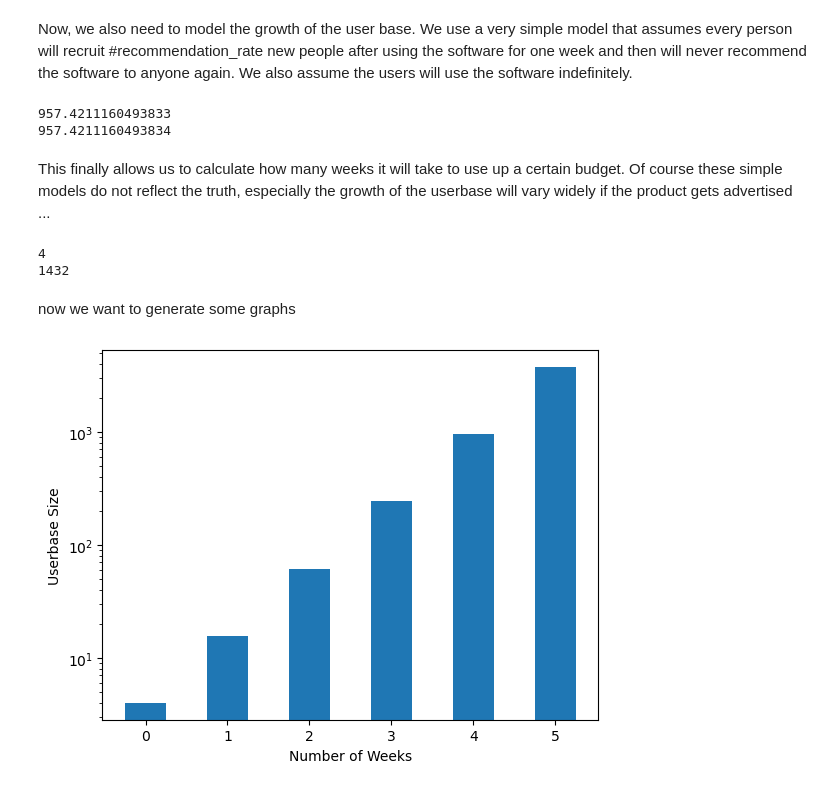
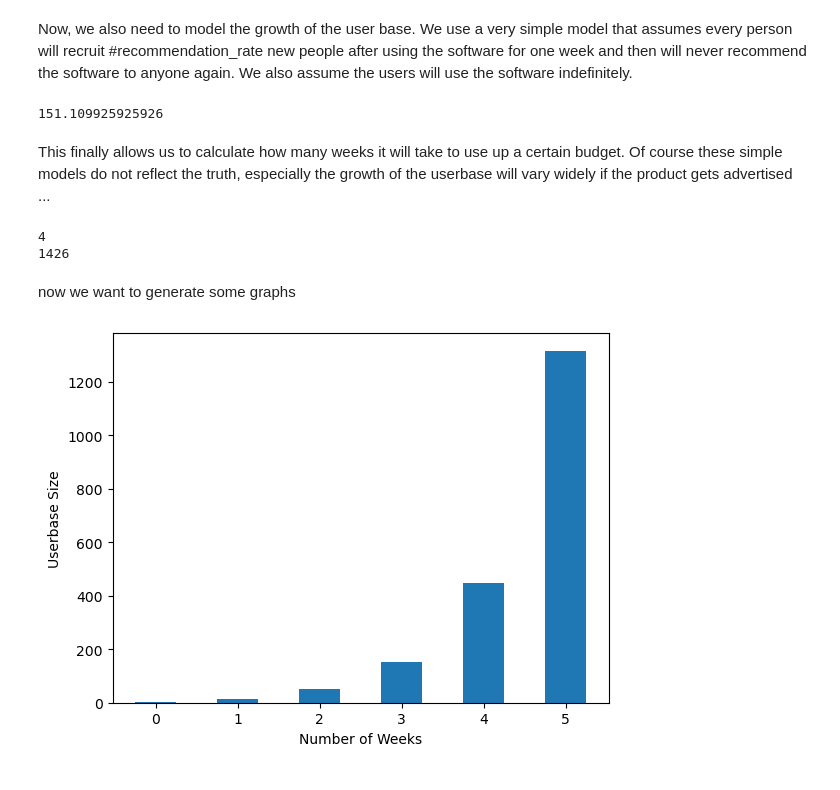
Before and after one commit to EliasMessner/StudyCompanion, a Jupyter notebook: budget_calculation.ipynb, the cells around one changed output. Drawn from its saved outputs; the diff is of its cells as text; code cells hidden in the pictures.

```diff
--- a/budget_calculation.ipynb
+++ b/budget_calculation.ipynb
@@ -333,15 +323,17 @@ weekly_token_usage
 # %% [markdown]
 Now, we also need to model the growth of the user base. We use a very simple model that assumes every person will recruit #recommendation_rate new people after using the software for one week and then will never recommend the software to anyone again. We also assume the users will use the software indefinitely.
 # %%
-def population(n, start_users, recommendation_rate):
+def population(n, start_users=4, recommendation_rate=2.933333333333334):
     """Returns the size of the population after n weeks"""
     if n==0:
         return start_users
-    return population(n-1,start_users,recommendation_rate)+recommendation_rate*population(n-1,start_users,recommendation_rate)
-print(population(4,start_users,recommendation_rate))
+    if n==-1:
+        return 0
+    if n==-2:
+        return 0
+    return population(n-1,start_users,recommendation_rate)+recommendation_rate*(population(n-1,start_users,recommendation_rate)-population(n-2,start_users,recommendation_rate))
 # %% [output]
-957.4211160493833
-957.4211160493834
+151.109925925926
 # %% [markdown]
 This finally allows us to calculate how many weeks it will take to use up a certain budget. Of course these simple models do not reflect the truth, especially the growth of the userbase will vary widely if the product gets advertised ...
 # %%
@@ -352,9 +344,9 @@ def calc_week_limit(budget_limit, start_users, recommendation_rate):
     total_cost = 0
     n=0
     while total_cost<budget_limit:
-        total_cost+=tokens_to_money(weekly_token_usage*population(n,start_users, recommendation_rate))
+        total_cost+=tokens_to_money(weekly_token_usage*population(n))
         n+=1
-    return n
+    return n-1
 def calc_prompt_limit(budget_limit):
     """returns the number of prompts we can send to the API before the budget_limit is used up"""
     prompts = 0
@@ -365,35 +357,33 @@ print(calc_week_limit(10, 4,recommendation_rate))
 print(calc_prompt_limit(10))
 # %% [output]
 4
-1432
+1426
 # %% [markdown]
 now we want to generate some graphs
 # %%
 import matplotlib.pyplot as plt
 import numpy as np
 
-# Define the function for userbase calculation
-def userbase(n):
-    return 3.933333333333334**n * 4
+
 
 # Generate data for x and y axes
 weeks = np.arange(0, 6)  # Range limited to 5 weeks
-userbase_size = [userbase(n) for n in weeks]
+userbase_size = [population(n) for n in weeks]
 
 # Create the bar plot
 plt.bar(weeks, userbase_size, width=0.5, align='center')
 
 # Set the axis labels
 plt.xlabel('Number of Weeks')
 plt.ylabel('Userbase Size')
 
 # Set the y-axis to use a logarithmic scale
-plt.yscale('log')
+#plt.yscale('log')
 plt.savefig('documents/userbase_plot.png', dpi=300, bbox_inches='tight')
 # Display the plot
 plt.show()
 # %% [output]
-[figure, old version]
+[figure, new version]
 # %%
 import matplotlib.pyplot as plt
 import numpy as np
```
Also changed, not shown: parts of 8 cells of this notebook, 2 other files.
